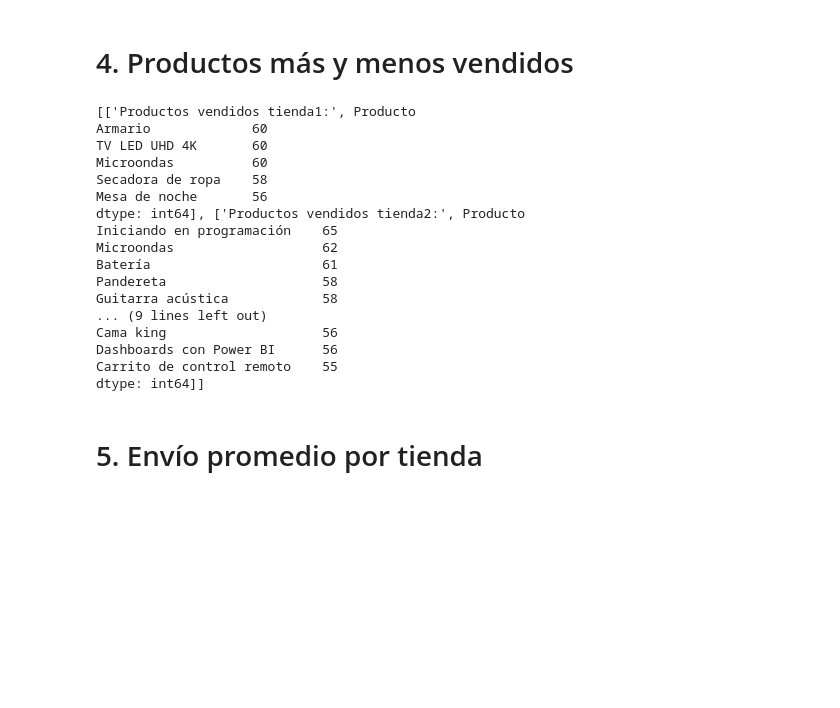
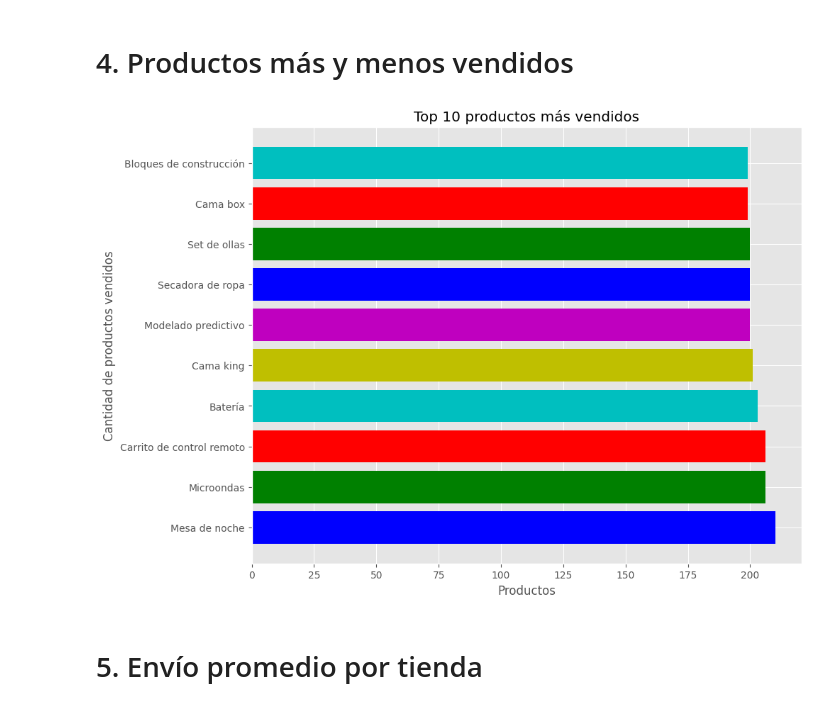
Before and after one commit to Andres-Argotty/challenge1-data-science-latam, a Jupyter notebook: AluraStoreLatam.ipynb, the cells around one changed output. Drawn from its saved outputs; the diff is of its cells as text; code cells hidden in the pictures; blank space fills up the shorter version.

```diff
--- a/AluraStoreLatam.ipynb
+++ b/AluraStoreLatam.ipynb
@@ -84,30 +148,24 @@ La media de calificación de la tienda 4 es: 4.00
 # %%
 productos_vendidos_tienda1= tienda.groupby('Producto').size().sort_values(ascending=False)
 productos_vendidos_tienda2= tienda2.groupby('Producto').size().sort_values(ascending=False)
 productos_vendidos_tienda3= tienda3.groupby('Producto').size().sort_values(ascending=False)
 productos_vendidos_tienda4= tienda4.groupby('Producto').size().sort_values(ascending=False)
 
 
 # TODO Revisar si se puede mejorar la impresion de los resultados
-print([["Productos vendidos tienda1:", productos_vendidos_tienda1[0:5]],["Productos vendidos tienda2:", productos_vendidos_tienda2[0:5]],["Productos vendidos tienda3:", productos_vendidos_tienda3[0:5]],["Productos vendidos tienda4:", productos_vendidos_tienda4[0:5]]])
+
+productos_vendidos= pd.concat([tienda,tienda2,tienda3,tienda4])
+productos_agrupados= productos_vendidos.groupby('Producto').size().sort_values(ascending=False).head(10)
+productos_agrupados
+
+plt.figure(figsize=(10, 8))
+plt.barh(productos_agrupados.index, productos_agrupados.values, color= ['b','g','r','c','y','m'])
+plt.xlabel("Productos")
+plt.ylabel("Cantidad de productos vendidos")
+plt.title("Top 10 productos más vendidos")
+plt.show()
 # %% [output]
-[['Productos vendidos tienda1:', Producto
-Armario             60
-TV LED UHD 4K       60
-Microondas          60
-Secadora de ropa    58
-Mesa de noche       56
-dtype: int64], ['Productos vendidos tienda2:', Producto
-Iniciando en programación    65
-Microondas                   62
-Batería                      61
-Pandereta                    58
-Guitarra acústica            58
-... (9 lines left out)
-Cama king                    56
-Dashboards con Power BI      56
-Carrito de control remoto    55
-dtype: int64]]
+[figure, added]
 # %% [markdown]
 # 5. Envío promedio por tienda
 # %%
```
Also changed, not shown: parts of 7 cells of this notebook.
